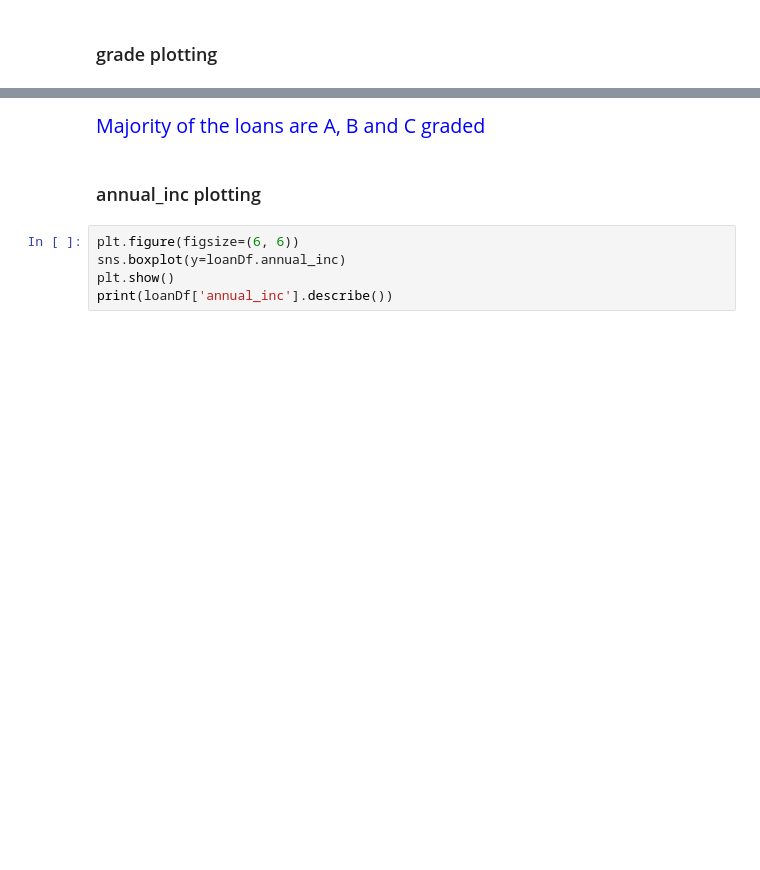
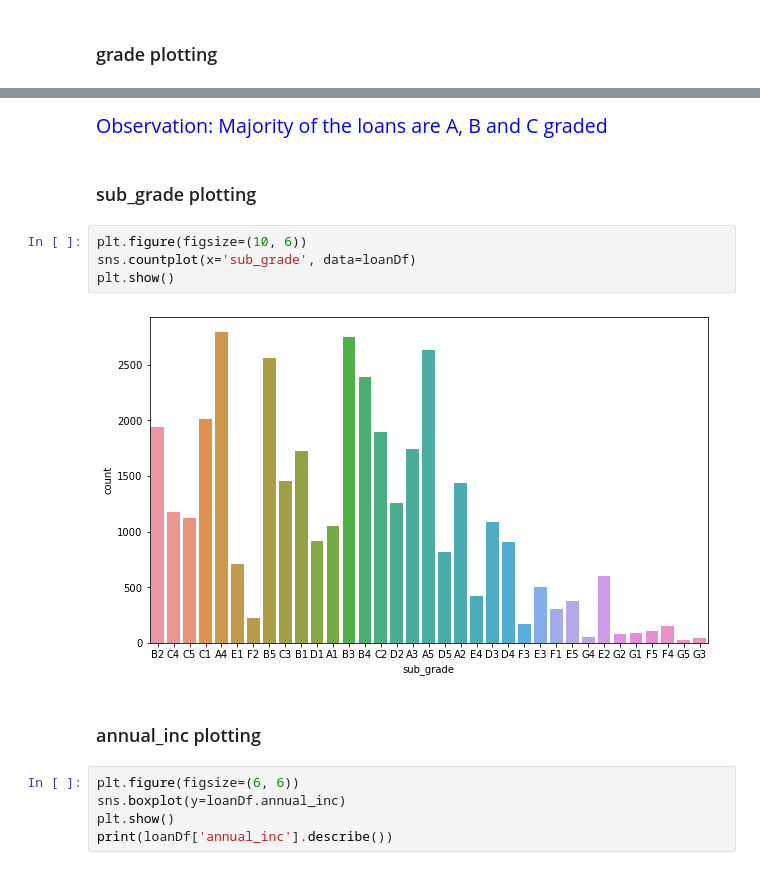
Before and after one commit to sivaprasadt246/LendingClubCaseStudy, a Jupyter notebook: SivaPrasadThota.ipynb, the cells around one changed output, grey strips where cells are left out. Cells and saved outputs as stored; diff of their text form; blank space fills up the shorter version.

```diff
--- a/SivaPrasadThota.ipynb
+++ b/SivaPrasadThota.ipynb
@@ -329,5 +331,13 @@ plt.show()
 # %% [markdown]
-<p style="font-family: Arial; font-size:1.4em;color:blue;"> Majority of the loans are A, B and C graded </p>
+<p style="font-family: Arial; font-size:1.4em;color:blue;"> Observation: Majority of the loans are A, B and C graded </p>
+# %% [markdown]
+### sub_grade plotting
+# %%
+plt.figure(figsize=(10, 6))
+sns.countplot(x='sub_grade', data=loanDf)
+plt.show()
+# %% [output]
+[figure, added]
 # %% [markdown]
 ### annual_inc plotting
 # %%
```
Also changed, not shown: parts of 54 cells of this notebook.
